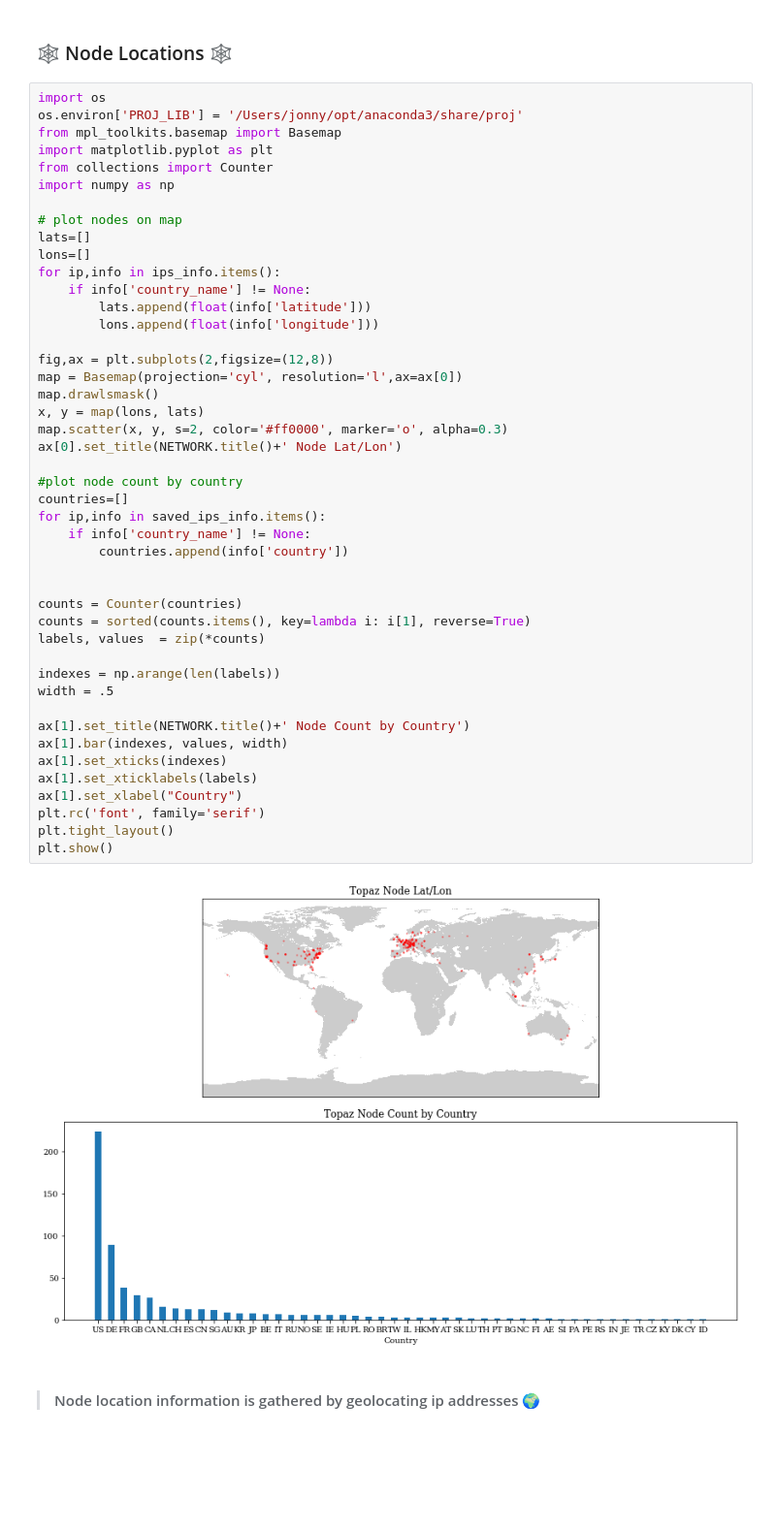
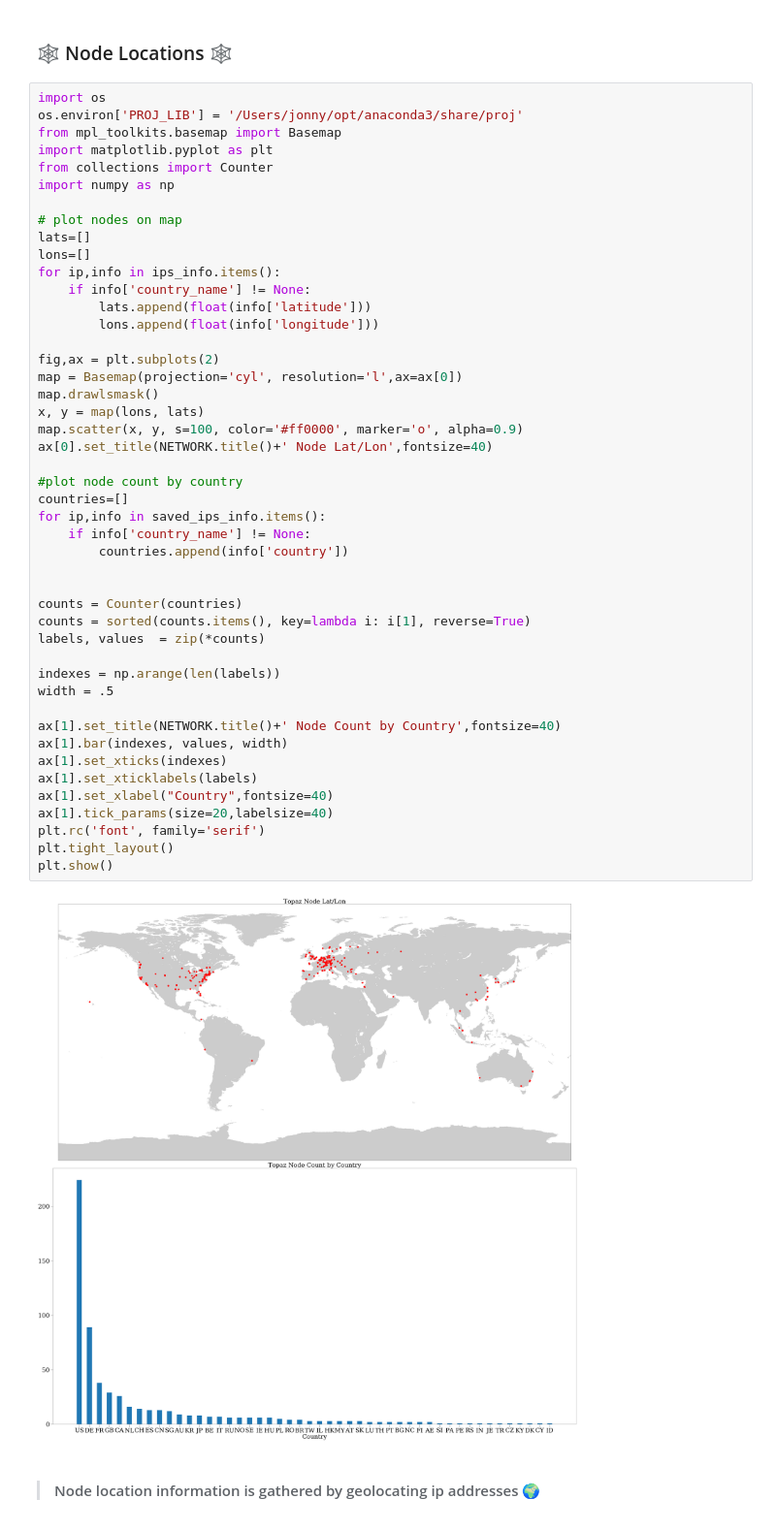
Before and after one commit to jrhea/prkl, a Jupyter notebook: analysis/testnet-analysis.ipynb, the cells around one changed output. Shown at 97% size. Cells and saved outputs as stored; diff of their text form; blank space fills up the shorter version.

Commit message:
removed nodeid heatmap, made map larger

```diff
--- a/analysis/testnet-analysis.ipynb
+++ b/analysis/testnet-analysis.ipynb
@@ -243,39 +243,40 @@ lons=[]
 for ip,info in ips_info.items():
     if info['country_name'] != None:
         lats.append(float(info['latitude']))
         lons.append(float(info['longitude']))
 
-fig,ax = plt.subplots(2,figsize=(12,8))
+fig,ax = plt.subplots(2)
 map = Basemap(projection='cyl', resolution='l',ax=ax[0])
 map.drawlsmask()
 x, y = map(lons, lats)
-map.scatter(x, y, s=2, color='#ff0000', marker='o', alpha=0.3)
-ax[0].set_title(NETWORK.title()+' Node Lat/Lon')
+map.scatter(x, y, s=100, color='#ff0000', marker='o', alpha=0.9)
+ax[0].set_title(NETWORK.title()+' Node Lat/Lon',fontsize=40)
 
 #plot node count by country
 countries=[]
 for ip,info in saved_ips_info.items():
     if info['country_name'] != None:
         countries.append(info['country'])
 
 
 counts = Counter(countries)
 counts = sorted(counts.items(), key=lambda i: i[1], reverse=True)
 labels, values  = zip(*counts)
 
 indexes = np.arange(len(labels))
 width = .5
 
-ax[1].set_title(NETWORK.title()+' Node Count by Country')
+ax[1].set_title(NETWORK.title()+' Node Count by Country',fontsize=40)
 ax[1].bar(indexes, values, width)
 ax[1].set_xticks(indexes)
 ax[1].set_xticklabels(labels)
-ax[1].set_xlabel("Country")
+ax[1].set_xlabel("Country",fontsize=40)
+ax[1].tick_params(size=20,labelsize=40)
 plt.rc('font', family='serif')
 plt.tight_layout()
 plt.show()
 # %% [output]
-[figure, old version]
+[figure, new version]
 # %% [markdown]
 > #### Node location information is gathered by geolocating ip addresses 🌍
 # %%
```
Also changed, not shown: parts of 2 cells of this notebook.
